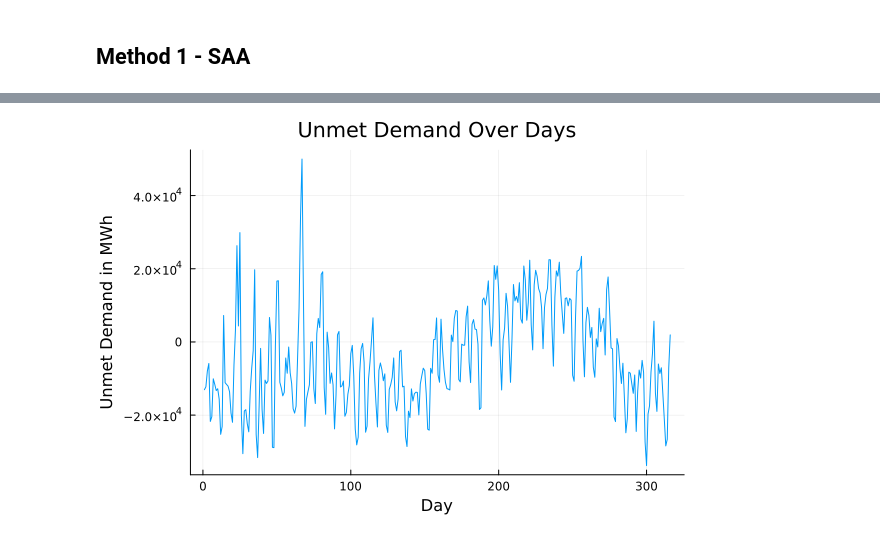
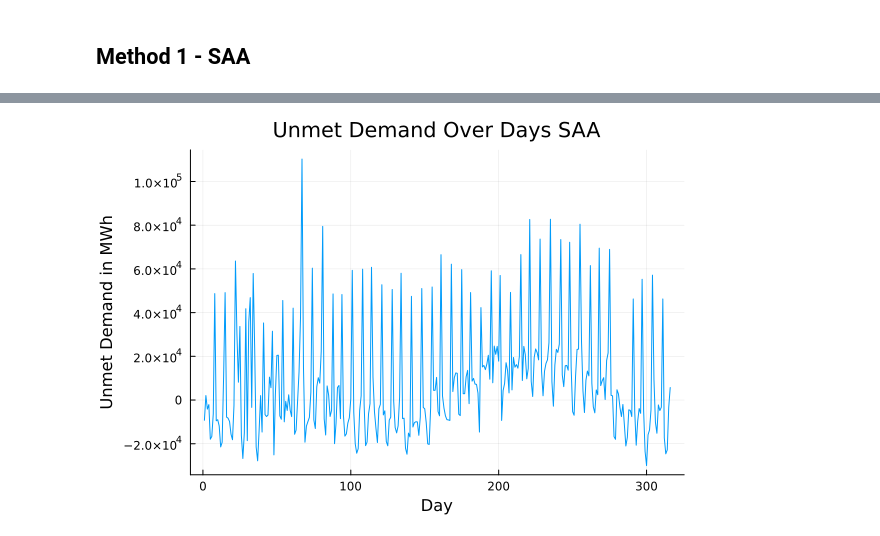
Before and after one commit to tommysalva/ml_proj, a Jupyter notebook: prescription.ipynb, the cells around one changed output, grey strips where cells are left out. Saved outputs shown, nothing was run; the diff lists cells and outputs as text; code cells hidden in the pictures.

```diff
--- a/prescription.ipynb
+++ b/prescription.ipynb
@@ -13,9 +13,9 @@ df_test = CSV.read("demand_test.csv", DataFrame);
 # %%
 # Create X and y
 X_train = select(df_train, Not([:Column1, :date, :demand]))
-y_train = select(df_train, :demand)
+y_train = df_train[!,:demand]
 X_test = select(df_test, Not([:Column1, :date, :demand]))
-y_test = select(df_test, :demand)
+y_test = df_test[!,:demand]
 first(X_test, 5)
 # %% [output]
 5×16 DataFrame
@@ -66,0 +70,23 @@ LoadError: UndefVarError: `y` not defined
+# %%
+alpha = 1000
+
+model = Model(Gurobi.Optimizer);
+
+@variable(model, z[i=1:I,t=1:T] >= 0)
+
+@constraint(model, emissions_constraint, sum(sum(z[i,t] * e[i] for i=1:I) for t=1:T) <= E)
+@constraint(model, production_constraint[i=1:I, t=1:T], z[i,t] <=  P[i])
+
+#@objective(model, Min, sum(sum(z[i,t] * c[i] for i=1:I) - s[t] * y[t] + alpha * max(0, sum(y[t] - z[i,t] for i=1:I)) for t=1:T))
+
+# Auxiliary variable for modeling max operator in objective function
+@variable(model, u[t=1:T] >= 0)
+for t in 1:T
+    @constraint(model, u[t] >= y_test[t] - sum(z[i, t] for i=1:I))
+    @constraint(model, u[t] >= 0)
+end
+
+@objective(model, Min, sum(sum(z[i, t] * c[i] for i=1:I) - s * y_test[t] + alpha * u[t] for t=1:T));
+
+set_optimizer_attribute(model, "TimeLimit", 60.0);
+optimize!(model);
@@ -134,8 +166,8 @@ function prescription_vs_reality(z, y_test)
             production_t += z[i,t]
         end
         diff_pred = average_y - production_t # How much demand you were not able to meet (if demand = y_pred)
-        diff_true = y_test[t,:demand] - production_t # How much demand you were not able to meet (if demand = y_true)
-        push!(res, (produced=production_t, y_pred=average_y, not_met_pred=diff_pred, y_true=y_test[t,:demand],not_met_true=diff_true))
+        diff_true = y_test[t] - production_t # How much demand you were not able to meet (if demand = y_true)
+        push!(res, (produced=production_t, y_pred=average_y, not_met_pred=diff_pred, y_true=y_test[t],not_met_true=diff_true))
     end
     return res
 end;
@@ -158,9 +216,15 @@ total_prescription_emissions, prescription_emissions = carbon_emissions(prescrip
+# %%
+SAA_evaluate_results = prescription_vs_reality(prescriptions, y_test);
+SAA_total_prescription_emissions, SAA_prescription_emissions = carbon_emissions(prescriptions);
+
+Optimal_evaluate_results = prescription_vs_reality(optimal_prescriptions, y_test);
+Optimal_total_prescription_emissions, Optimal_prescription_emissions = carbon_emissions(optimal_prescriptions);
 # %%
-produced = [res.produced for res in evaluate_results]
-not_met_true = [res.not_met_true for res in evaluate_results]
+produced = [res.produced for res in SAA_evaluate_results]
+not_met_true = [res.not_met_true for res in SAA_evaluate_results]
 days = 1:T
 
 # Plot for 'not_met_true'
-plot(days, not_met_true, title = "Unmet Demand Over Days", xlabel = "Day", ylabel = "Unmet Demand in MWh", legend = false)
+plot(days, not_met_true, title = "Unmet Demand Over Days SAA", xlabel = "Day", ylabel = "Unmet Demand in MWh", legend = false)
 # %% [output]
-[figure, old version]
+[figure, new version]
```
Also changed, not shown: parts of 18 cells of this notebook.
